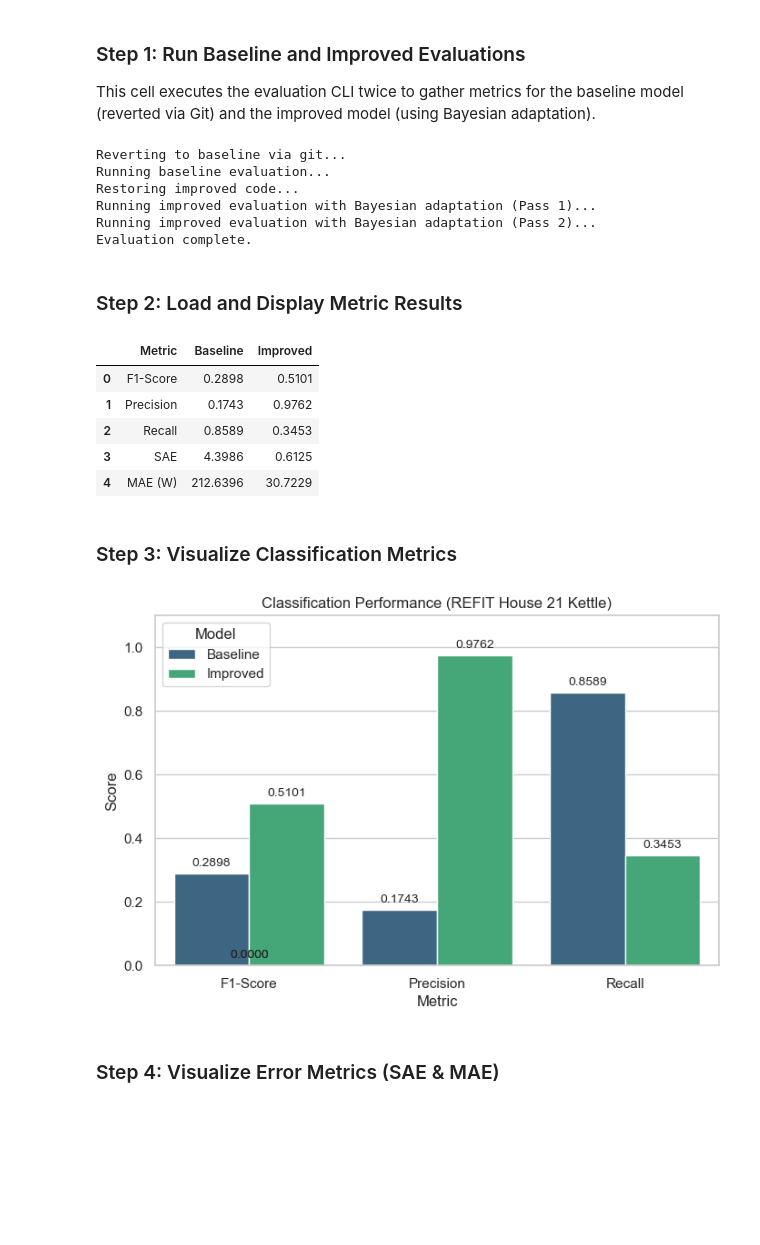
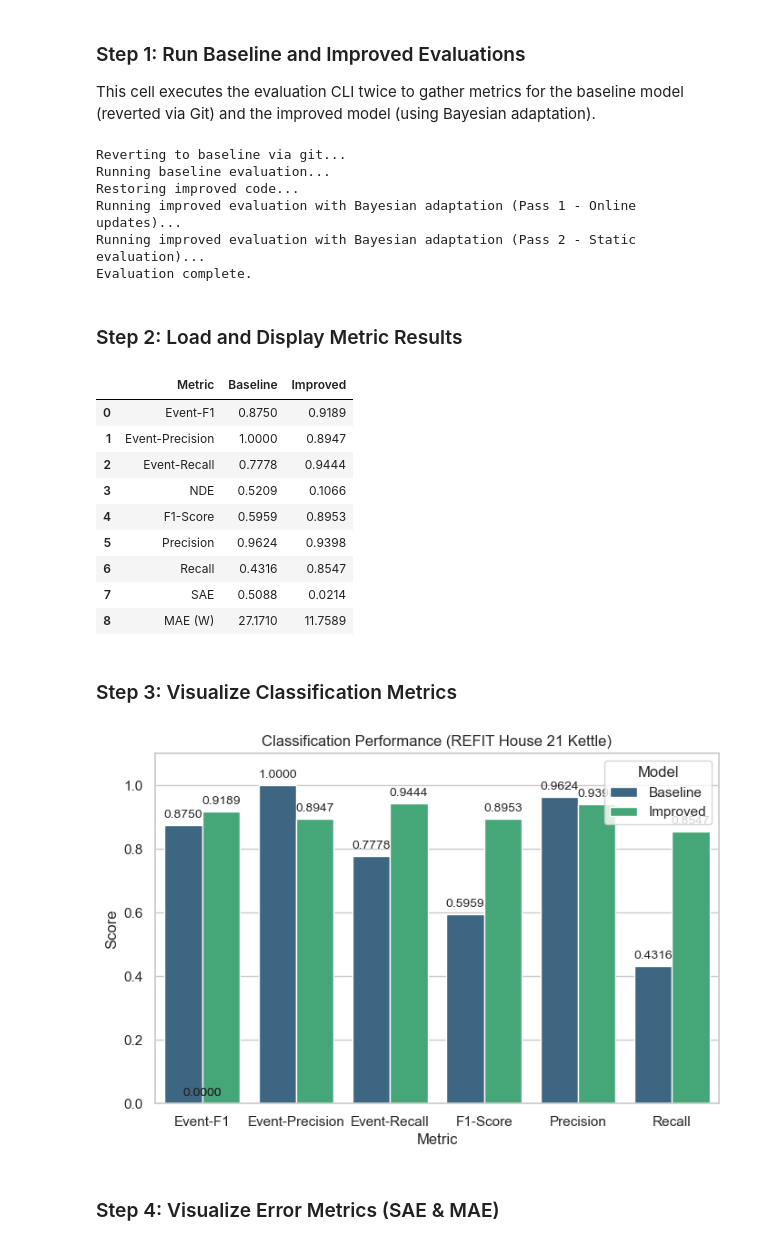
Before and after one commit to chainoob/fyp_project, a Jupyter notebook: ml_backend/evaluation_visualization.ipynb, the cells around one changed output. Drawn from its saved outputs; the diff is of its cells as text; code cells hidden in the pictures; blank space fills up the shorter version.

Commit message:
ml model improvement test #2

```diff
--- a/ml_backend/evaluation_visualization.ipynb
+++ b/ml_backend/evaluation_visualization.ipynb
@@ -22,7 +22,11 @@ Libraries loaded successfully.
 ### Step 1: Run Baseline and Improved Evaluations
 This cell executes the evaluation CLI twice to gather metrics for the baseline model (reverted via Git) and the improved model (using Bayesian adaptation).
 # %%
-root_dir = os.path.abspath('.')
+import os
+import subprocess
+import shutil
+
+root_dir = os.getcwd()
 fhmm_path = os.path.join(root_dir, 'services/fhmm_service.py')
 sigs_path = os.path.join(root_dir, 'data/appliance_signatures.json')
 
@@ -33,11 +37,6 @@ shutil.copyfile(fhmm_path, fhmm_bak)
 shutil.copyfile(sigs_path, sigs_bak)
 
 try:
-    # Clear stale profile to prevent cross-dataset adaptation contamination
-    profile_path = os.path.join(root_dir, 'data/user_profiles/refit_user_adaptation.json')
-    if os.path.exists(profile_path):
-        os.remove(profile_path)
-
     print("Reverting to baseline via git...")
     subprocess.run(['git', 'checkout', 'HEAD', '--', 'services/fhmm_service.py', 'data/appliance_signatures.json'], cwd=root_dir, check=True)
 
@@ -55,8 +54,21 @@ try:
     shutil.copyfile(fhmm_bak, fhmm_path)
     shutil.copyfile(sigs_bak, sigs_path)
 
-    print("Running improved evaluation with Bayesian adaptation (Pass 1)...")
-    cmd_impr = [
+    print("Running improved evaluation with Bayesian adaptation (Pass 1 - Online updates)...")
+    cmd_impr_pass1 = [
+        'python', 'evaluation/cross_dataset.py',
+        '--consolidated-csv', 'data/CLEAN_House21.csv',
+        '--appliance-map', 'Kettle=Appliance3',
+        '--max-rows', '20000',
+        '--user-id', 'refit_user_adaptation',
+        '--reset-profile',
+        '--adapt-online',
+        '--output-report', 'evaluation/improved_report.json'
+    ]
+    subprocess.run(cmd_impr_pass1, cwd=root_dir, capture_output=True, text=True, check=True)
+
+    print("Running improved evaluation with Bayesian adaptation (Pass 2 - Static evaluation)...")
+    cmd_impr_pass2 = [
         'python', 'evaluation/cross_dataset.py',
         '--consolidated-csv', 'data/CLEAN_House21.csv',
         '--appliance-map', 'Kettle=Appliance3',
@@ -64,10 +76,7 @@ try:
         '--user-id', 'refit_user_adaptation',
         '--output-report', 'evaluation/improved_report.json'
     ]
-    subprocess.run(cmd_impr, cwd=root_dir, capture_output=True, text=True, check=True)
-
-    print("Running improved evaluation with Bayesian adaptation (Pass 2)...")
-    subprocess.run(cmd_impr, cwd=root_dir, capture_output=True, text=True, check=True)
+    subprocess.run(cmd_impr_pass2, cwd=root_dir, capture_output=True, text=True, check=True)
 
 finally:
     if os.path.exists(fhmm_bak):
@@ -82,8 +91,8 @@ print("Evaluation complete.")
 Reverting to baseline via git...
 Running baseline evaluation...
 Restoring improved code...
-Running improved evaluation with Bayesian adaptation (Pass 1)...
-Running improved evaluation with Bayesian adaptation (Pass 2)...
+Running improved evaluation with Bayesian adaptation (Pass 1 - Online updates)...
+Running improved evaluation with Bayesian adaptation (Pass 2 - Static evaluation)...
 Evaluation complete.
 # %% [markdown]
 ### Step 2: Load and Display Metric Results
@@ -94,32 +103,42 @@ with open('evaluation/improved_report.json') as f:
     impr_data = json.load(f)['Kettle']
 
 metrics_df = pd.DataFrame({
-    'Metric': ['F1-Score', 'Precision', 'Recall', 'SAE', 'MAE (W)'],
-    'Baseline': [base_data['F1-Score'], base_data['Precision'], base_data['Recall'], base_data['SAE'], base_data['MAE (W)']],
-    'Improved': [impr_data['F1-Score'], impr_data['Precision'], impr_data['Recall'], impr_data['SAE'], impr_data['MAE (W)']]
+    'Metric': ['Event-F1', 'Event-Precision', 'Event-Recall', 'NDE', 'F1-Score', 'Precision', 'Recall', 'SAE', 'MAE (W)'],
+    'Baseline': [
+        base_data['Event-F1'], base_data['Event-Precision'], base_data['Event-Recall'], base_data['NDE'],
+        base_data['F1-Score'], base_data['Precision'], base_data['Recall'], base_data['SAE'], base_data['MAE (W)']
+    ],
+    'Improved': [
+        impr_data['Event-F1'], impr_data['Event-Precision'], impr_data['Event-Recall'], impr_data['NDE'],
+        impr_data['F1-Score'], impr_data['Precision'], impr_data['Recall'], impr_data['SAE'], impr_data['MAE (W)']
+    ]
 })
 metrics_df
 # %% [output]
 |  | Metric | Baseline | Improved |
-| 0 | F1-Score | 0.2898 | 0.5101 |
-| 1 | Precision | 0.1743 | 0.9762 |
-| 2 | Recall | 0.8589 | 0.3453 |
-| 3 | SAE | 4.3986 | 0.6125 |
-| 4 | MAE (W) | 212.6396 | 30.7229 |
+| 0 | Event-F1 | 0.8750 | 0.9189 |
+| 1 | Event-Precision | 1.0000 | 0.8947 |
+| 2 | Event-Recall | 0.7778 | 0.9444 |
+| 3 | NDE | 0.5209 | 0.1066 |
+| 4 | F1-Score | 0.5959 | 0.8953 |
+| 5 | Precision | 0.9624 | 0.9398 |
+| 6 | Recall | 0.4316 | 0.8547 |
+| 7 | SAE | 0.5088 | 0.0214 |
+| 8 | MAE (W) | 27.1710 | 11.7589 |
 # %% [markdown]
 ### Step 3: Visualize Classification Metrics
 # %%
-df_melted_class = pd.melt(metrics_df[metrics_df['Metric'].isin(['F1-Score', 'Precision', 'Recall'])], id_vars='Metric', var_name='Model', value_name='Score')
+df_melted_class = pd.melt(metrics_df[metrics_df['Metric'].isin(['Event-F1', 'Event-Precision', 'Event-Recall', 'F1-Score', 'Precision', 'Recall'])], id_vars='Metric', var_name='Model', value_name='Score')
 plt.figure(figsize=(8, 5))
 sns.barplot(data=df_melted_class, x='Metric', y='Score', hue='Model', palette='viridis')
 plt.title('Classification Performance (REFIT House 21 Kettle)')
 plt.ylim(0, 1.1)
 for p in plt.gca().patches:
     plt.gca().annotate(f"{p.get_height():.4f}", (p.get_x() + p.get_width() / 2., p.get_height()),
                 ha='center', va='center', xytext=(0, 8), textcoords='offset points', fontsize=10)
 plt.show()
 # %% [output]
-[figure, old version]
+[figure, new version]
 # %% [markdown]
 ### Step 4: Visualize Error Metrics (SAE & MAE)
 # %%
```
Also changed, not shown: parts of 2 cells of this notebook, 14 other files.
